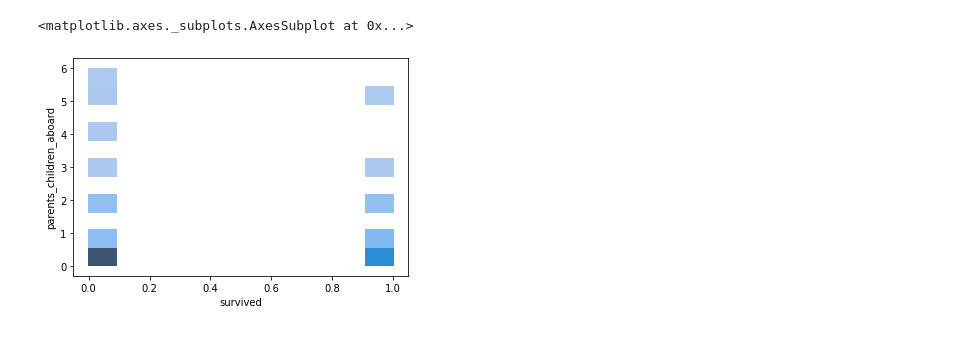
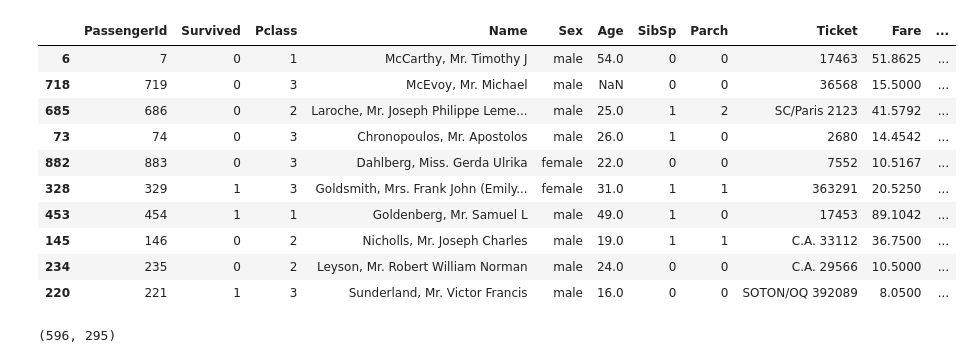
Before and after one commit to nomad-science/ml-utils, a Jupyter notebook: notebooks/Titanic Dataset.ipynb, the cells around one changed output. Saved outputs shown, nothing was run; the diff lists cells and outputs as text; code cells hidden in the pictures.

```diff
--- a/notebooks/Titanic Dataset.ipynb
+++ b/notebooks/Titanic Dataset.ipynb
@@ -326,5 +0,0 @@ training_set.head(5)
-# %%
-sns.histplot(data=training_set, x="survived", y="parents_children_aboard")
-# %% [output]
-<matplotlib.axes._subplots.AxesSubplot at 0x...>
-[figure, removed]
@@ -330,0 +12,23 @@ sns.histplot(data=training_set, x="survived", y="parents_children_aboard")
+# %%
+data_dir = "/Users/evanlewis/repos/machine_learning/datasets"
+data = ml.get_data_from_dir(data_dir, "titanic_train.csv")
+# %%
+titanic_train, titanic_test = train_test_split(data, test_size=0.33, random_state=42)
+# %%
+titanic_train.head(10)
+# %% [output]
+|  | PassengerId | Survived | Pclass | Name | Sex | Age | SibSp | Parch | Ticket | Fare | ... |
+| 6 | 7 | 0 | 1 | McCarthy, Mr. Timothy J | male | 54.0 | 0 | 0 | 17463 | 51.8625 | ... |
+| 718 | 719 | 0 | 3 | McEvoy, Mr. Michael | male | NaN | 0 | 0 | 36568 | 15.5000 | ... |
+| 685 | 686 | 0 | 2 | Laroche, Mr. Joseph Philippe Leme... | male | 25.0 | 1 | 2 | SC/Paris 2123 | 41.5792 | ... |
+| 73 | 74 | 0 | 3 | Chronopoulos, Mr. Apostolos | male | 26.0 | 1 | 0 | 2680 | 14.4542 | ... |
+| 882 | 883 | 0 | 3 | Dahlberg, Miss. Gerda Ulrika | female | 22.0 | 0 | 0 | 7552 | 10.5167 | ... |
+| 328 | 329 | 1 | 3 | Goldsmith, Mrs. Frank John (Emily... | female | 31.0 | 1 | 1 | 363291 | 20.5250 | ... |
+| 453 | 454 | 1 | 1 | Goldenberg, Mr. Samuel L | male | 49.0 | 1 | 0 | 17453 | 89.1042 | ... |
+| 145 | 146 | 0 | 2 | Nicholls, Mr. Joseph Charles | male | 19.0 | 1 | 1 | C.A. 33112 | 36.7500 | ... |
+| 234 | 235 | 0 | 2 | Leyson, Mr. Robert William Norman | male | 24.0 | 0 | 0 | C.A. 29566 | 10.5000 | ... |
+| 220 | 221 | 1 | 3 | Sunderland, Mr. Victor Francis | male | 16.0 | 0 | 0 | SOTON/OQ 392089 | 8.0500 | ... |
+# %%
+len(titanic_train), len(titanic_test)
+# %% [output]
+(596, 295)
```
Also changed, not shown: parts of 65 cells of this notebook, 5 other files.
